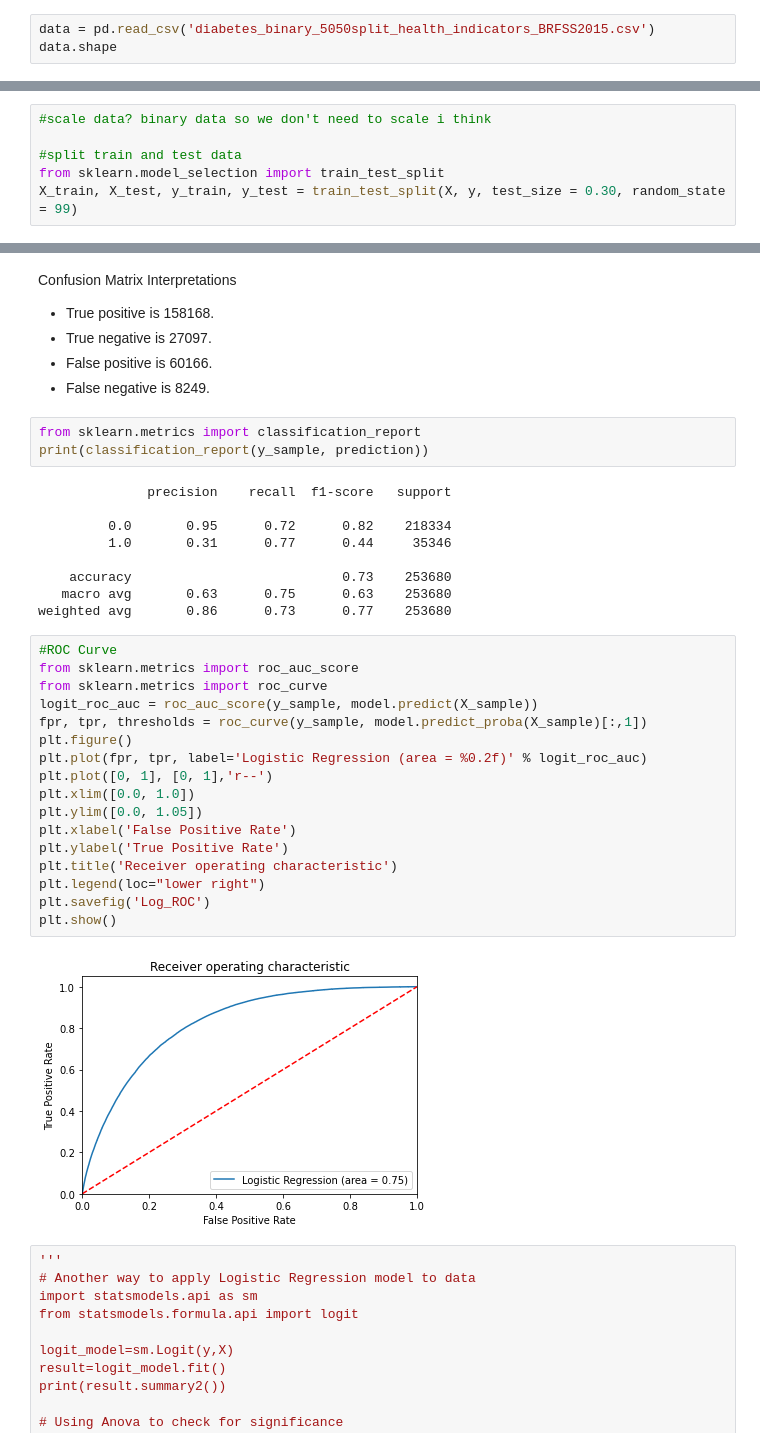
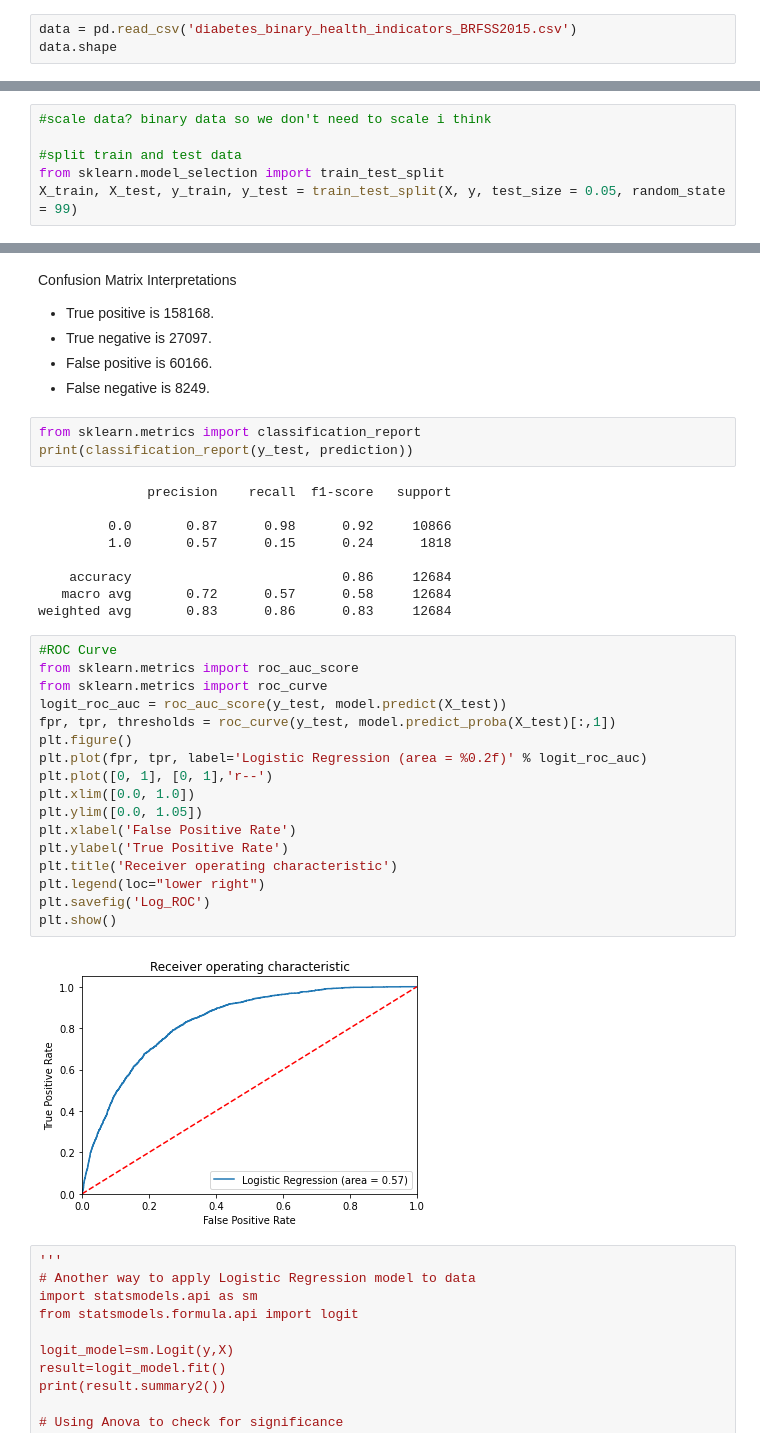
Before and after one commit to yaaacii/CS422ML-Diabetes-Model, a Jupyter notebook: DiabetesLogisticRegression.ipynb, the cells around one changed output, grey strips where cells are left out. Cells and saved outputs as stored; diff of their text form.

Commit message:
Updates to logistic regression
Switched training and testing dataset to diabetes_binary_health_indicators_BRFSS2015

```diff
--- a/DiabetesLogisticRegression.ipynb
+++ b/DiabetesLogisticRegression.ipynb
@@ -14,6 +14,6 @@ from sklearn.metrics import classification_report, confusion_matrix
 
 # from sklearn.externals import joblib
 # %%
-data = pd.read_csv('diabetes_binary_5050split_health_indicators_BRFSS2015.csv')
+data = pd.read_csv('diabetes_binary_health_indicators_BRFSS2015.csv')
 data.shape
 # %% [output]
@@ -80,7 +80,7 @@ X = data.iloc[:,1:-1]
 
 #split train and test data
 from sklearn.model_selection import train_test_split
-X_train, X_test, y_train, y_test = train_test_split(X, y, test_size = 0.30, random_state = 99)
+X_train, X_test, y_train, y_test = train_test_split(X, y, test_size = 0.05, random_state = 99)
 # %%
 #training and fitting Logistic Regression to model
 model = LogisticRegression(solver='liblinear', random_state=0)
@@ -159,35 +153,35 @@ Confusion Matrix Interpretations
 - False negative is 8249.
 # %%
 from sklearn.metrics import classification_report
-print(classification_report(y_sample, prediction))
+print(classification_report(y_test, prediction))
 # %% [output]
               precision    recall  f1-score   support
 
-         0.0       0.95      0.72      0.82    218334
-         1.0       0.31      0.77      0.44     35346
+         0.0       0.87      0.98      0.92     10866
+         1.0       0.57      0.15      0.24      1818
 
-    accuracy                           0.73    253680
-   macro avg       0.63      0.75      0.63    253680
-weighted avg       0.86      0.73      0.77    253680
+    accuracy                           0.86     12684
+   macro avg       0.72      0.57      0.58     12684
+weighted avg       0.83      0.86      0.83     12684
 # %%
 #ROC Curve
 from sklearn.metrics import roc_auc_score
 from sklearn.metrics import roc_curve
-logit_roc_auc = roc_auc_score(y_sample, model.predict(X_sample))
-fpr, tpr, thresholds = roc_curve(y_sample, model.predict_proba(X_sample)[:,1])
+logit_roc_auc = roc_auc_score(y_test, model.predict(X_test))
+fpr, tpr, thresholds = roc_curve(y_test, model.predict_proba(X_test)[:,1])
 plt.figure()
 plt.plot(fpr, tpr, label='Logistic Regression (area = %0.2f)' % logit_roc_auc)
 plt.plot([0, 1], [0, 1],'r--')
 plt.xlim([0.0, 1.0])
 plt.ylim([0.0, 1.05])
 plt.xlabel('False Positive Rate')
 plt.ylabel('True Positive Rate')
 plt.title('Receiver operating characteristic')
 plt.legend(loc="lower right")
 plt.savefig('Log_ROC')
 plt.show()
 # %% [output]
-[figure, old version]
+[figure, new version]
 # %%
 '''
 # Another way to apply Logistic Regression model to data
```
Also changed, not shown: parts of 8 cells of this notebook.
